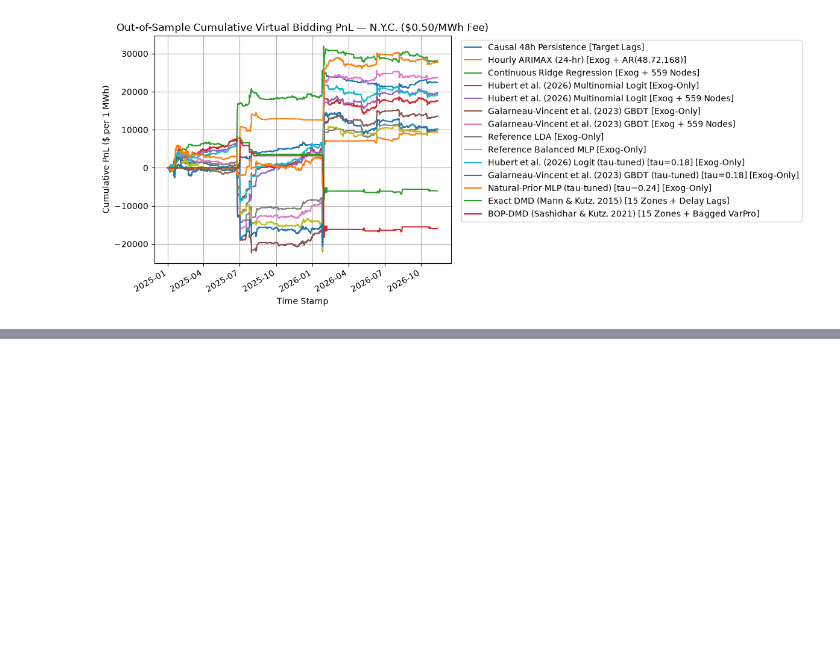
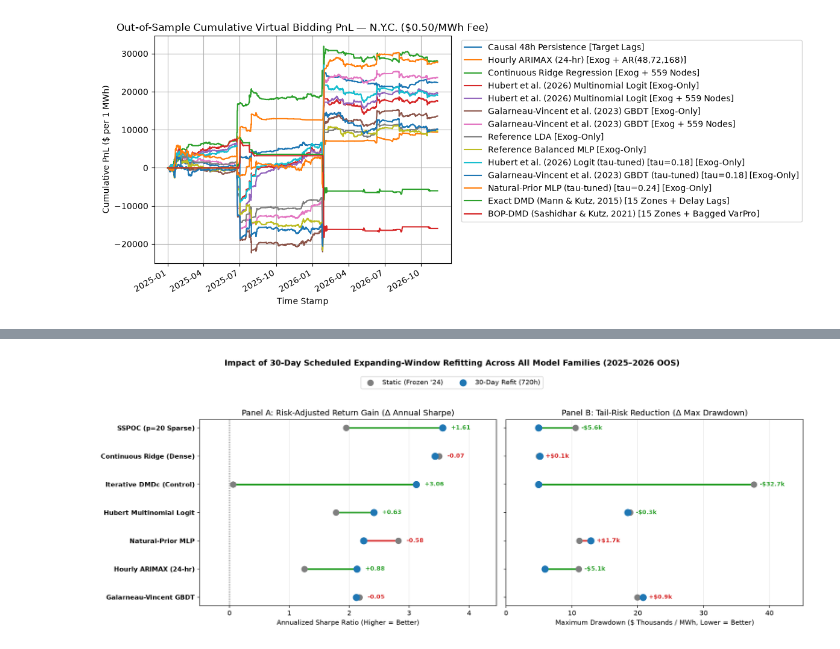
Before and after one commit to pasmith/me570-nyiso-sparse-sensing, a Jupyter notebook: notebooks/01_baseline_evaluation.ipynb, the cells around one changed output, grey strips where cells are left out. Saved outputs shown, nothing was run; the diff lists cells and outputs as text; code cells hidden in the pictures; blank space fills up the shorter version.

Commit message:
added 30-refit to baselines for apples-to-apples comparison

```diff
--- a/notebooks/01_baseline_evaluation.ipynb
+++ b/notebooks/01_baseline_evaluation.ipynb
@@ -291,0 +629,87 @@ P-23 Subzone Meta:      (23, 3)
+# %%
+import numpy as np
+import pandas as pd
+import matplotlib.pyplot as plt
+
+s1_df = pd.read_parquet(CACHE_OUT_DIR / "stage1_baseline_results_NYC.parquet")
+
+def get_static_metric(model_substr: str, feat_substr: str = "") -> tuple[float, float]:
+    sub = s1_df[s1_df["Model"].str.contains(model_substr, case=False, regex=False)]
+    if feat_substr:
+        sub = sub[sub["Feature Set"].str.contains(feat_substr, case=False, regex=False)]
+    row = sub.iloc[0]
+    return float(row["Annual Sharpe"]), float(row["Max DD ($)"])
+
+st_ridge_sh, st_ridge_dd = get_static_metric("Continuous Ridge Regression", "Exog + 559")
+st_mlp_sh, st_mlp_dd = get_static_metric("Natural-Prior MLP", "Exog-Only")
+st_gbdt_sh, st_gbdt_dd = get_static_metric("Galarneau-Vincent", "Exog + 559")
+st_logit_sh, st_logit_dd = get_static_metric("Hubert", "Exog + 559")
+st_arima_sh, st_arima_dd = get_static_metric("Hourly ARIMAX", "")
+
+refit_lookup = refit_30d_comparison.set_index("Model")
+
+paired_models = [
+    ("SSPOC (p=20 Sparse)", 1.95, 3.56, 10540.0, 4940.0),
+    ("Continuous Ridge (Dense)", st_ridge_sh, refit_lookup.loc["Continuous Ridge Regression [30d Refit]", "Annual Sharpe"],
+     st_ridge_dd, refit_lookup.loc["Continuous Ridge Regression [30d Refit]", "Max DD ($)"]),
+    ("Iterative DMDc (Control)", 0.06, 3.12, 37640.0, 4940.0),
+    ("Natural-Prior MLP", st_mlp_sh, refit_lookup.loc["Natural-Prior MLP (tau=0.24) [30d Refit]", "Annual Sharpe"],
+     st_mlp_dd, refit_lookup.loc["Natural-Prior MLP (tau=0.24) [30d Refit]", "Max DD ($)"]),
+    ("Galarneau-Vincent GBDT", st_gbdt_sh, refit_lookup.loc["Galarneau-Vincent et al. (2023) GBDT [30d Refit]", "Annual Sharpe"],
+     st_gbdt_dd, refit_lookup.loc["Galarneau-Vincent et al. (2023) GBDT [30d Refit]", "Max DD ($)"]),
+    ("Hubert Multinomial Logit", st_logit_sh, refit_lookup.loc["Hubert et al. (2026) Multinomial Logit [30d Refit]", "Annual Sharpe"],
+     st_logit_dd, refit_lookup.loc["Hubert et al. (2026) Multinomial Logit [30d Refit]", "Max DD ($)"]),
+    ("Hourly ARIMAX (24-hr)", st_arima_sh, refit_lookup.loc["Hourly ARIMAX (24-hr) [30d Refit]", "Annual Sharpe"],
+     st_arima_dd, refit_lookup.loc["Hourly ARIMAX (24-hr) [30d Refit]", "Max DD ($)"]),
+]
+
+delta_df = pd.DataFrame(
+    paired_models,
+    columns=["Model", "Static_Sharpe", "Refit_Sharpe", "Static_MaxDD", "Refit_MaxDD"],
+).sort_values("Refit_Sharpe", ascending=True)
+
+fig, (ax1, ax2) = plt.subplots(1, 2, figsize=(15, 5.8), dpi=150, sharey=True)
+y_pos = np.arange(len(delta_df))
+
+for i, row in enumerate(delta_df.itertuples()):
+    color = "#2ca02c" if row.Refit_Sharpe >= row.Static_Sharpe else "#d62728"
+    ax1.plot([row.Static_Sharpe, row.Refit_Sharpe], [i, i], color=color, lw=2.5, zorder=2)
+    diff = row.Refit_Sharpe - row.Static_Sharpe
+    sign = "+" if diff >= 0 else ""
+    x_txt = max(row.Static_Sharpe, row.Refit_Sharpe) + 0.14
+    ax1.text(x_txt, i, f"{sign}{diff:.2f}", va="center", fontsize=8.5, fontweight="bold", color=color)
+
+ax1.scatter(delta_df["Static_Sharpe"], y_pos, color="#7f7f7f", s=75, label="Static (Frozen '24)", zorder=3)
+ax1.scatter(delta_df["Refit_Sharpe"], y_pos, color="#1f77b4", s=95, label="30-Day Refit (720h)", zorder=4)
+ax1.axvline(0, color="black", lw=0.8, ls=":")
+ax1.set_yticks(y_pos)
+ax1.set_yticklabels(delta_df["Model"], fontsize=9.5, fontweight="bold")
+ax1.set_xlabel("Annualized Sharpe Ratio (Higher = Better)")
+ax1.set_title("Panel A: Risk-Adjusted Return Gain (Δ Annual Sharpe)")
+ax1.set_xlim(min(-0.5, delta_df["Static_Sharpe"].min() - 0.5, delta_df["Refit_Sharpe"].min() - 0.5),
+            delta_df["Refit_Sharpe"].max() + 0.9)
+ax1.grid(axis="x", alpha=0.3)
+
+for i, row in enumerate(delta_df.itertuples()):
+    improved = row.Refit_MaxDD <= row.Static_MaxDD
+    color = "#2ca02c" if improved else "#d62728"
+    ax2.plot([row.Static_MaxDD / 1000.0, row.Refit_MaxDD / 1000.0], [i, i], color=color, lw=2.5, zorder=2)
+    diff_k = (row.Refit_MaxDD - row.Static_MaxDD) / 1000.0
+    lbl_dd = f"+${diff_k:.1f}k" if diff_k >= 0 else f"-${abs(diff_k):.1f}k"
+    x_txt = max(row.Static_MaxDD, row.Refit_MaxDD) / 1000.0 + 0.9
+    ax2.text(x_txt, i, lbl_dd, va="center", fontsize=8.5, fontweight="bold", color=color)
+
+ax2.scatter(delta_df["Static_MaxDD"] / 1000.0, y_pos, color="#7f7f7f", s=75, zorder=3)
+ax2.scatter(delta_df["Refit_MaxDD"] / 1000.0, y_pos, color="#1f77b4", s=95, zorder=4)
+ax2.set_xlabel("Maximum Drawdown ($ Thousands / MWh, Lower = Better)")
+ax2.set_title("Panel B: Tail-Risk Reduction (Δ Max Drawdown)")
+ax2.set_xlim(0, max(delta_df["Static_MaxDD"].max(), delta_df["Refit_MaxDD"].max()) / 1000.0 + 7.5)
+ax2.grid(axis="x", alpha=0.3)
+
+handles, labels = ax1.get_legend_handles_labels()
+fig.legend(handles, labels, loc="upper center", bbox_to_anchor=(0.5, 0.94), ncol=2, frameon=True)
+plt.suptitle("Impact of 30-Day Scheduled Expanding-Window Refitting Across All Model Families (2025–2026 OOS)", fontsize=12, fontweight="bold", y=0.99)
+plt.tight_layout(rect=[0, 0, 1, 0.89])
+plt.show()
+# %% [output]
+[figure, added]
```
Also changed, not shown: parts of 4 cells of this notebook, 9 other files.
